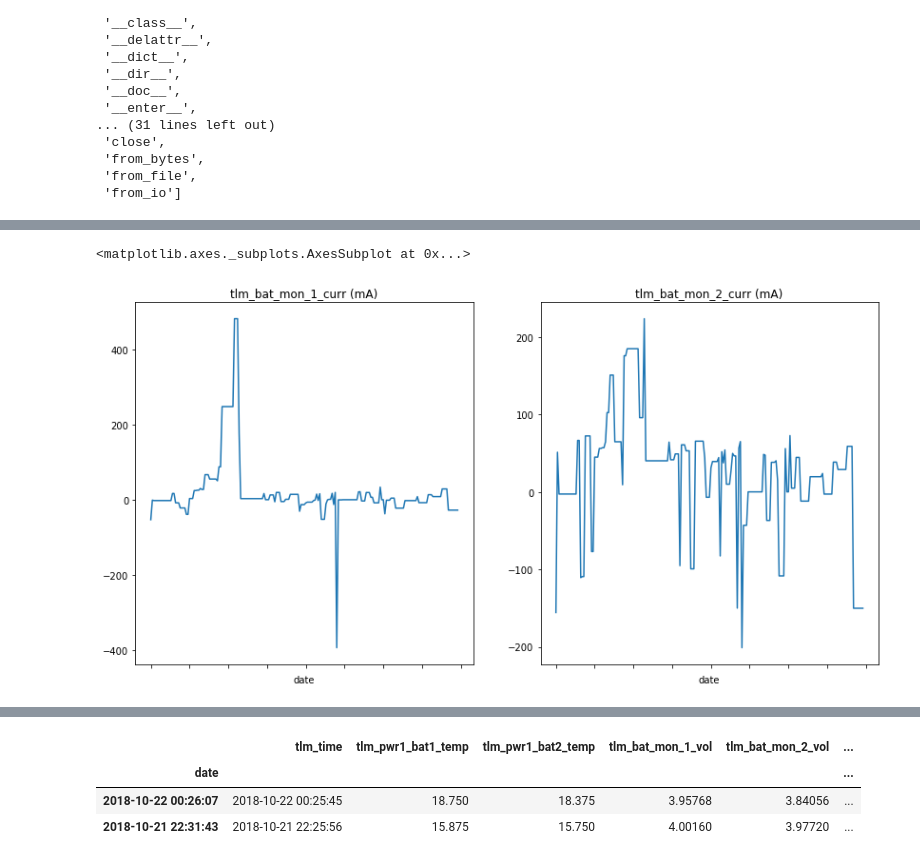
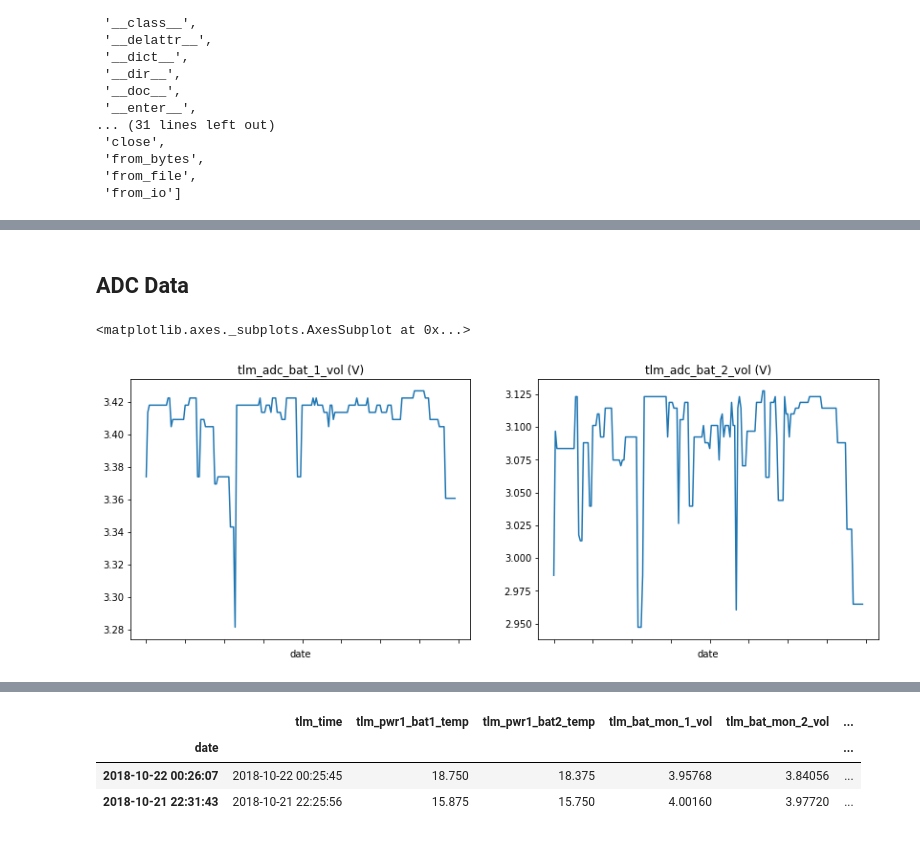
Before and after one commit to geugenm/polaris, a Jupyter notebook: notebooks/parser.ipynb, the cells around one changed output, grey strips where cells are left out. Saved outputs shown, nothing was run; the diff lists cells and outputs as text; code cells hidden in the pictures.

```diff
--- a/notebooks/parser.ipynb
+++ b/notebooks/parser.ipynb
@@ -135,14 +137,15 @@ df_data.tlm_pwr1_bat2_temp.plot(title='tlm_pwr1_bat2_temp (ºC)', ax=axes[1])
 # %%
+def get_bat_volt(reg):
+    return (reg / 32.0) * 4.88 / 1000
+
 for index, beacon in df_data[:].iterrows():
-    d = beacon.pkt.elfin_hskp_pwr1_bat_mon_1_volt_reg
-    d = (d / 32.0) * 4.88 / 1000
+    d = get_bat_volt(beacon.pkt.elfin_hskp_pwr1_bat_mon_1_volt_reg)
     df_data.loc[index, 'tlm_bat_mon_1_vol'] = d
 
-    d = beacon.pkt.elfin_hskp_pwr1_bat_mon_2_volt_reg
-    d = (d / 32.0) * 4.88 / 1000
+    d = get_bat_volt(beacon.pkt.elfin_hskp_pwr1_bat_mon_2_volt_reg)
     df_data.loc[index, 'tlm_bat_mon_2_vol'] = d
 
-fig, axes = plt.subplots(nrows=1, ncols=2, figsize=(14,7))
+fig, axes = plt.subplots(nrows=1, ncols=2, figsize=(14,5))
 
 df_data.tlm_bat_mon_1_vol.plot(title='tlm_bat_mon_1_vol (V)', ax=axes[0])
 df_data.tlm_bat_mon_2_vol.plot(title='tlm_bat_mon_2_vol (V)', ax=axes[1])
@@ -151,0 +196,10 @@ df_data.tlm_bat_mon_2_vol.plot(title='tlm_bat_mon_2_vol (V)', ax=axes[1])
+# %%
+def get_bus_volt(reg):
+    # return reg * 0.00527859
+    return reg
+
+for index, beacon in df_data[:].iterrows():
+    d = get_bus_volt(beacon.pkt.elfin_hskp_pwr1_bv_mon)
+    df_data.loc[index, 'tlm_bus_1_vol'] = d
+
+df_data.tlm_bus_1_vol.plot(title='tlm_bus_1_vol (V)')
@@ -152,17 +209,20 @@ df_data.tlm_bat_mon_2_vol.plot(title='tlm_bat_mon_2_vol (V)', ax=axes[1])
+# %% [markdown]
+## ADC Data
 # %%
+def get_adc_volt(reg):
+    return reg * 4.5 / (2**10 - 1)
+
 for index, beacon in df_data[:].iterrows():
-    d = beacon.pkt.elfin_hskp_pwr1_bat_mon_1_avg_cur_reg
-    d = d * 0.065104167
-    df_data.loc[index, 'tlm_bat_mon_1_curr'] = d
+    d = get_adc_volt(beacon.pkt.elfin_hskp_pwr1_adc_data_bat_1_volt)
+    df_data.loc[index, 'tlm_adc_bat_1_vol'] = d
 
-    d = beacon.pkt.elfin_hskp_pwr1_bat_mon_2_avg_cur_reg
-    d = d * 0.065104167
-    df_data.loc[index, 'tlm_bat_mon_2_curr'] = d
+    d = get_adc_volt(beacon.pkt.elfin_hskp_pwr1_adc_data_bat_2_volt)
+    df_data.loc[index, 'tlm_adc_bat_2_vol'] = d
 
-fig, axes = plt.subplots(nrows=1, ncols=2, figsize=(14,7))
+fig, axes = plt.subplots(nrows=1, ncols=2, figsize=(14,5))
 
-df_data.tlm_bat_mon_1_curr.plot(title='tlm_bat_mon_1_curr (mA)', ax=axes[0])
-df_data.tlm_bat_mon_2_curr.plot(title='tlm_bat_mon_2_curr (mA)', ax=axes[1])
+df_data.tlm_adc_bat_1_vol.plot(title='tlm_adc_bat_1_vol (V)', ax=axes[0])
+df_data.tlm_adc_bat_2_vol.plot(title='tlm_adc_bat_2_vol (V)', ax=axes[1])
 # %% [output]
 <matplotlib.axes._subplots.AxesSubplot at 0x...>
-[figure, old version]
+[figure, new version]
```
Also changed, not shown: parts of 9 cells of this notebook.
